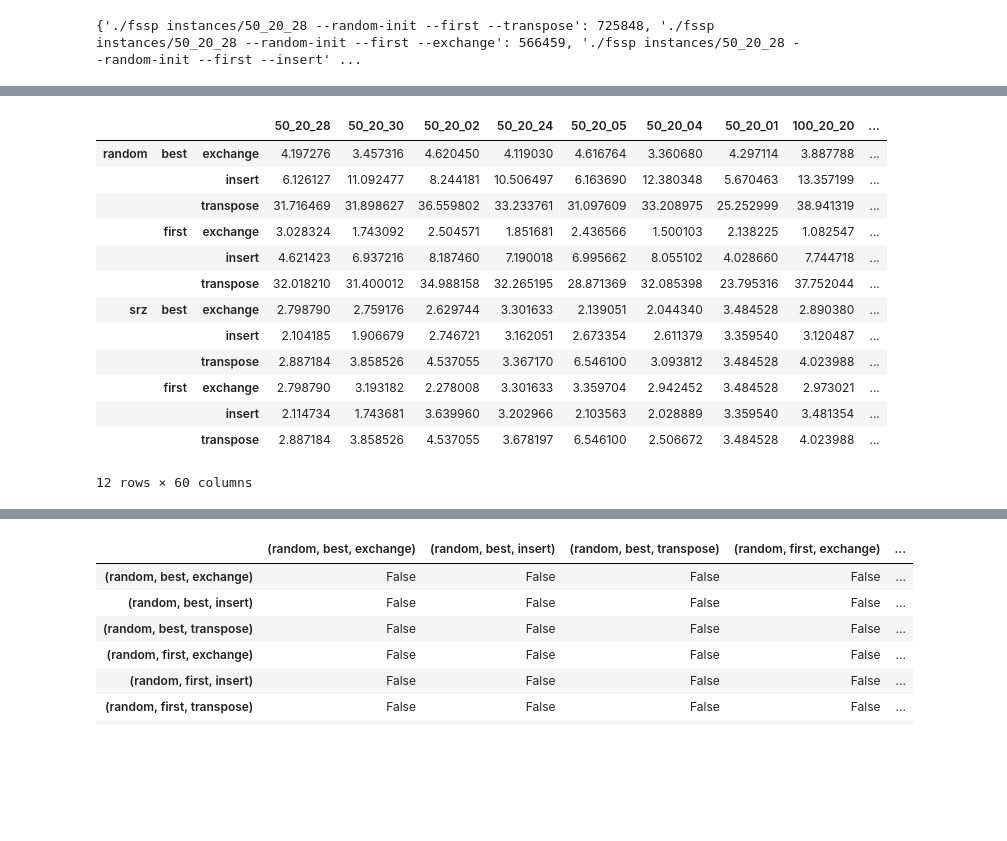
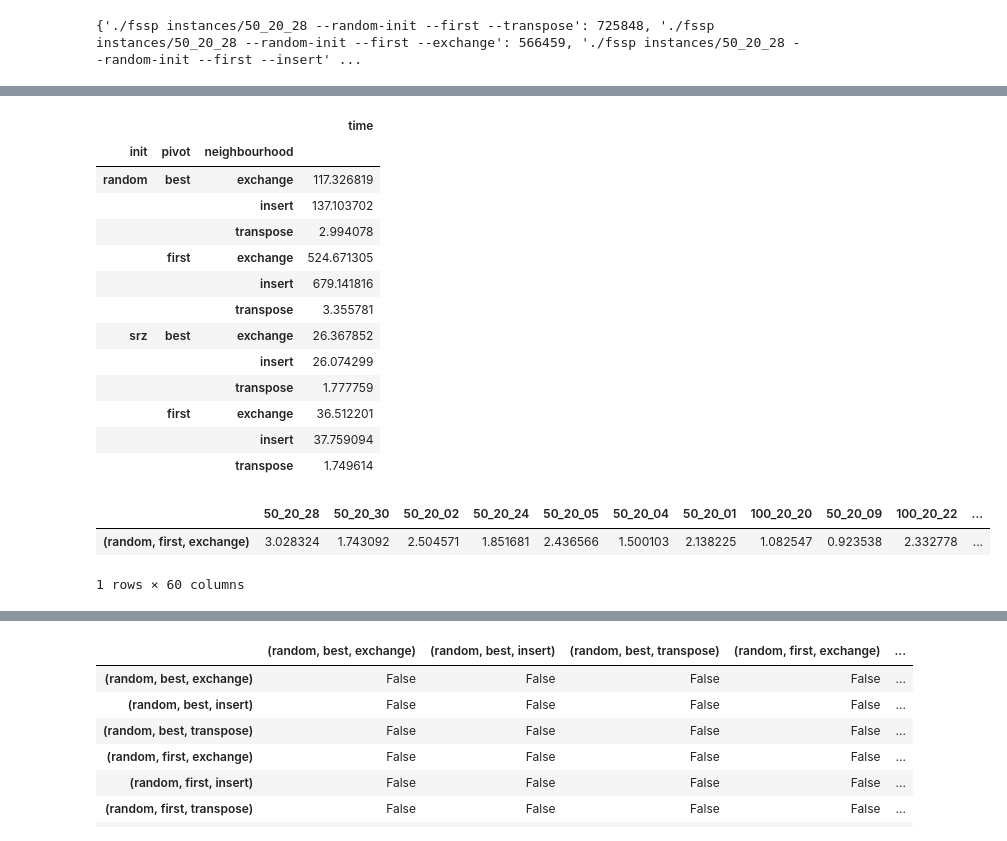
Before and after one commit to t00n/heuristics, a Jupyter notebook: impl1/src/exercise 1.ipynb, the cells around one changed output, grey strips where cells are left out. Cells and saved outputs as stored; diff of their text form; code cells hidden in the pictures; blank space fills up the shorter version.

```diff
--- a/impl1/src/exercise 1.ipynb
+++ b/impl1/src/exercise 1.ipynb
@@ -61,6 +61,7 @@ print(times)
 processed = [
     {
         "instance": s.split()[1].split("/")[-1],
+        "n_jobs": len(sol),
         "init": "srz" if "srz" in s else "random",
         "pivot": "best" if "best" in s else "first",
         "neighbourhood": "exchange" if "exchange" in s else "transpose" if "transpose" in s else "insert" if "insert"in s else "tie" if "tie" in s else "tei",
@@ -109,3 +110,5 @@ merged.sample()
+# %%
+merged['percentage_deviation'] = 100 * (merged.score - merged.best_solution) / merged.best_solution
 # %%
 exercise1 = merged[(merged.neighbourhood != "tei") & (merged.neighbourhood != "tie")]
 print(len(exercise1))
@@ -117,4 +120,4 @@ exercise1.sample()
 # %%
-exercise1['percentage_deviation'] = 100 * (exercise1.score - exercise1.best_solution) / exercise1.best_solution
-exercise1.groupby(['init', 'pivot', 'neighbourhood']).mean()[['percentage_deviation']]
+exercise1_groupby_algos = exercise1.groupby(['init', 'pivot', 'neighbourhood', 'n_jobs'])
+exercise1_groupby_algos.mean()[['percentage_deviation']]
 # %% [output]
@@ -152,23 +142,30 @@ exercise1.groupby(['init', 'pivot', 'neighbourhood']).sum()[['time']]
+# %%
+exercise1_groupby_algos.sum()[['time']]
+# %% [output]
+|  |  |  | time |
+| init | pivot | neighbourhood |  |
+| random | best | exchange | 117.326819 |
+|  |  | insert | 137.103702 |
+|  |  | transpose | 2.994078 |
+|  | first | exchange | 524.671305 |
+|  |  | insert | 679.141816 |
+|  |  | transpose | 3.355781 |
+| srz | best | exchange | 26.367852 |
+|  |  | insert | 26.074299 |
+|  |  | transpose | 1.777759 |
+|  | first | exchange | 36.512201 |
+|  |  | insert | 37.759094 |
+|  |  | transpose | 1.749614 |
 # %%
-algos = pd.DataFrame(exercise1.groupby(['init', 'pivot', 'neighbourhood']).groups).T
+algos = pd.DataFrame(exercise1_groupby_algos.groups).T
+algos = algos.applymap(lambda x: exercise1.loc[x].percentage_deviation)
+algos.index = algos.index.tolist()
 algos.columns = exercise1.instance.unique()
-algos = algos.applymap(lambda x: exercise1.loc[x].percentage_deviation)
-algos
+algos.sample()
 # %% [output]
-|  |  |  | 50_20_28 | 50_20_30 | 50_20_02 | 50_20_24 | 50_20_05 | 50_20_04 | 50_20_01 | 100_20_20 | ... |
-| random | best | exchange | 4.197276 | 3.457316 | 4.620450 | 4.119030 | 4.616764 | 3.360680 | 4.297114 | 3.887788 | ... |
-|  |  | insert | 6.126127 | 11.092477 | 8.244181 | 10.506497 | 6.163690 | 12.380348 | 5.670463 | 13.357199 | ... |
-|  |  | transpose | 31.716469 | 31.898627 | 36.559802 | 33.233761 | 31.097609 | 33.208975 | 25.252999 | 38.941319 | ... |
-|  | first | exchange | 3.028324 | 1.743092 | 2.504571 | 1.851681 | 2.436566 | 1.500103 | 2.138225 | 1.082547 | ... |
-|  |  | insert | 4.621423 | 6.937216 | 8.187460 | 7.190018 | 6.995662 | 8.055102 | 4.028660 | 7.744718 | ... |
-|  |  | transpose | 32.018210 | 31.400012 | 34.988158 | 32.265195 | 28.871369 | 32.085398 | 23.795316 | 37.752044 | ... |
-| srz | best | exchange | 2.798790 | 2.759176 | 2.629744 | 3.301633 | 2.139051 | 2.044340 | 3.484528 | 2.890380 | ... |
-|  |  | insert | 2.104185 | 1.906679 | 2.746721 | 3.162051 | 2.673354 | 2.611379 | 3.359540 | 3.120487 | ... |
-|  |  | transpose | 2.887184 | 3.858526 | 4.537055 | 3.367170 | 6.546100 | 3.093812 | 3.484528 | 4.023988 | ... |
-|  | first | exchange | 2.798790 | 3.193182 | 2.278008 | 3.301633 | 3.359704 | 2.942452 | 3.484528 | 2.973021 | ... |
-|  |  | insert | 2.114734 | 1.743681 | 3.639960 | 3.202966 | 2.103563 | 2.028889 | 3.359540 | 3.481354 | ... |
-|  |  | transpose | 2.887184 | 3.858526 | 4.537055 | 3.678197 | 6.546100 | 2.506672 | 3.484528 | 4.023988 | ... |
+|  | 50_20_28 | 50_20_30 | 50_20_02 | 50_20_24 | 50_20_05 | 50_20_04 | 50_20_01 | 100_20_20 | 50_20_09 | 100_20_22 | ... |
+| (random, first, exchange) | 3.028324 | 1.743092 | 2.504571 | 1.851681 | 2.436566 | 1.500103 | 2.138225 | 1.082547 | 0.923538 | 2.332778 | ... |
-12 rows × 60 columns
+1 rows × 60 columns
 # %%
 def df_crossjoin(df1, df2, **kwargs):
     if df1 is df2:
```
Also changed, not shown: parts of 9 cells of this notebook.
